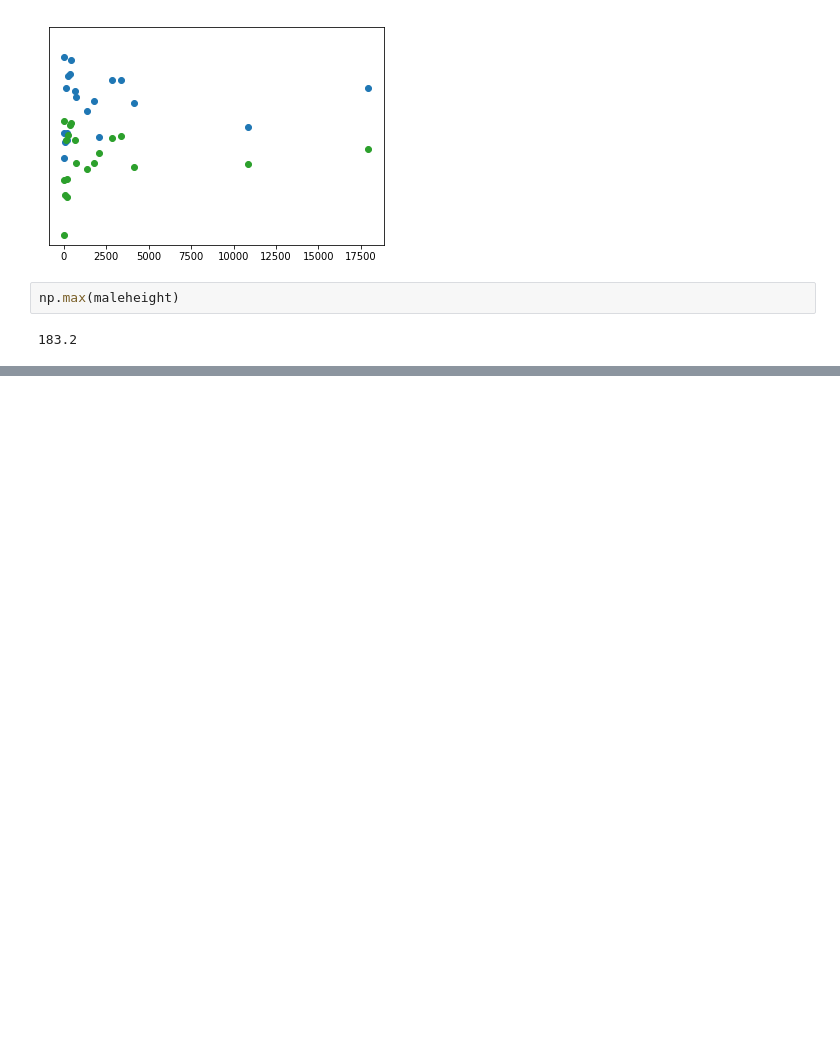
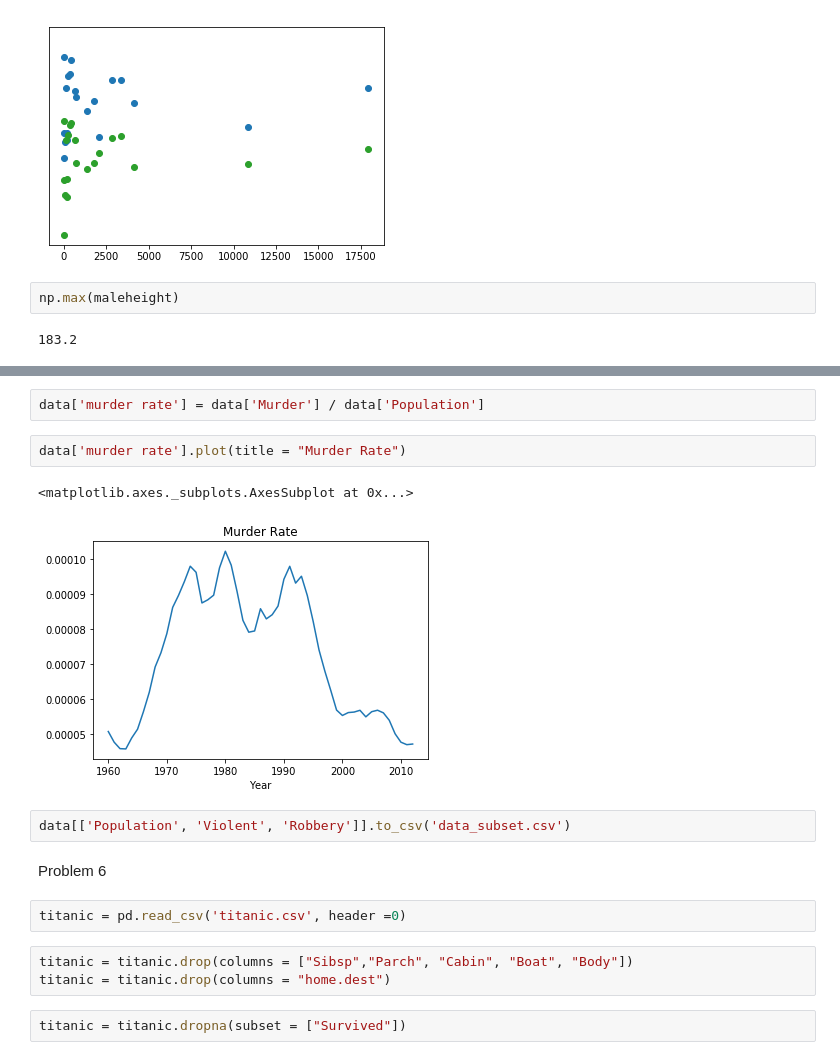
Before and after one commit to kendrarobbins/BootCamp2018, a Jupyter notebook: ProbSets/Comp/ProbSet2/Comp PS2 Solutions.ipynb, the cells around one changed output, grey strips where cells are left out. Cells and saved outputs as stored; diff of their text form; blank space fills up the shorter version.

```diff
--- a/ProbSets/Comp/ProbSet2/Comp PS2 Solutions.ipynb
+++ b/ProbSets/Comp/ProbSet2/Comp PS2 Solutions.ipynb
@@ -510,0 +669,18 @@ np.max(maleheight)
+# %%
+data['murder rate'] = data['Murder'] / data['Population']
+# %%
+data['murder rate'].plot(title = "Murder Rate")
+# %% [output]
+<matplotlib.axes._subplots.AxesSubplot at 0x...>
+[figure, added]
+# %%
+data[['Population', 'Violent', 'Robbery']].to_csv('data_subset.csv')
+# %% [markdown]
+Problem 6
+# %%
+titanic = pd.read_csv('titanic.csv', header =0)
+# %%
+titanic = titanic.drop(columns = ["Sibsp","Parch", "Cabin", "Boat", "Body"])
+titanic = titanic.drop(columns = "home.dest")
+# %%
+titanic = titanic.dropna(subset = ["Survived"])
```
Also changed, not shown: parts of 78 cells of this notebook, 2 other files.
